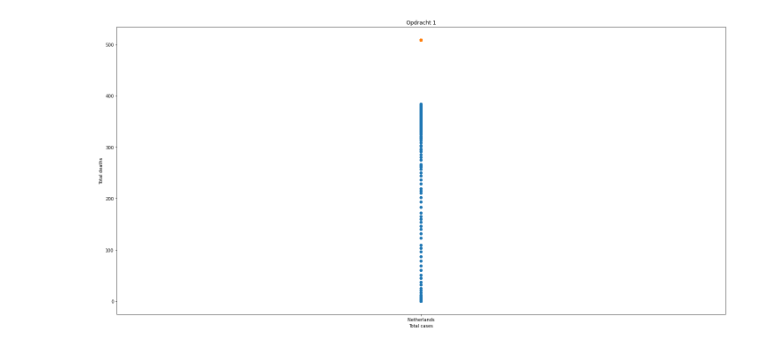
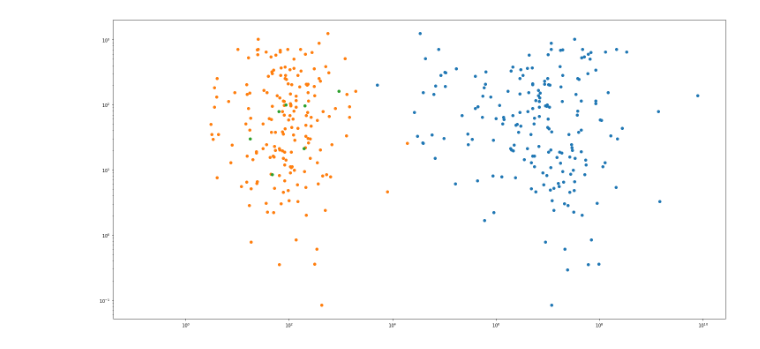
Before and after one commit to J-Tevop/MLCovid, a Jupyter notebook: Untitled.ipynb, the cells around one changed output. Drawn from its saved outputs; the diff is of its cells as text; code cells hidden in the pictures.

Commit message:
Added new plots

```diff
--- a/Untitled.ipynb
+++ b/Untitled.ipynb
@@ -53,24 +53,22 @@ def filterLoose(data, keyTypes, operators, keys):
 # %%
 #Opdracht 1
-data = pd.read_csv('D:\\Windesheim jaar 4\\Machine learning\\jupyter\\MLCovid\\Case_PRB.csv')
-# nl = filterStrict(data, 'location', '==', 'Netherlands')
-# jp = filterStrict(data, 'location', '==', 'Japan')
+data = pd.read_csv('Case_PRB.csv')
+data = getHighestDate(data)
 
-#plt.plot(data['location'], data['total_deaths_per_million']/data['population_density'], 'b.')
+#fillMissingData(data)
+#fig, axs = plotMultiple(data, ['total_cases_per_million', 'total_deaths_per_million', 'total_tests_per_thousand', 'tests_per_case', 'positive_rate', 'stringency_index',
+#'population', 'population_density', 'median_age', 'aged_65_older', 'aged_70_older', 'gdp_per_capita', 'extreme_poverty', 'cardiovasc_death_rate',
+#'diabetes_prevalence', 'female_smokers', 'male_smokers', 'handwashing_facilities', 'hospital_beds_per_thousand', 'life_expectancy', 'human_development_index'])
 
-# plt.plot(nl['date'], nl['total_deaths_per_million'], 'b.')
-# plt.plot(nl['date'], nl['population_density'], 'bo')
-# plt.plot(nl['date'], nl['median_age'], 'bo')
-# plt.plot(jp['date'], jp['total_deaths_per_million'], 'r.')
-# plt.plot(jp['date'], jp['population_density'], 'ro')
-# plt.plot(jp['date'], jp['median_age'], 'ro')
-plt.scatter(data['location'], data['total_deaths_per_million'])
-plt.scatter(data['location'], data['population_density'])
-plt.xlabel('Total cases')
-plt.ylabel('Total deaths')
-plt.title('Opdracht 1')
+
+plt.scatter(data['population'], data['total_deaths_per_million'])
+plt.scatter(data['population_density'], data['total_deaths_per_million'])
+plt.scatter(data['total_tests_per_thousand'], data['total_deaths_per_million'])
+plt.yscale('log')
+plt.xscale('log')
+
 plt.show()
 # %% [output]
-[figure, old version]
+[figure, new version]
 # %%
 #Opdracht 2
```
Also changed, not shown: parts of 1 cell of this notebook.
